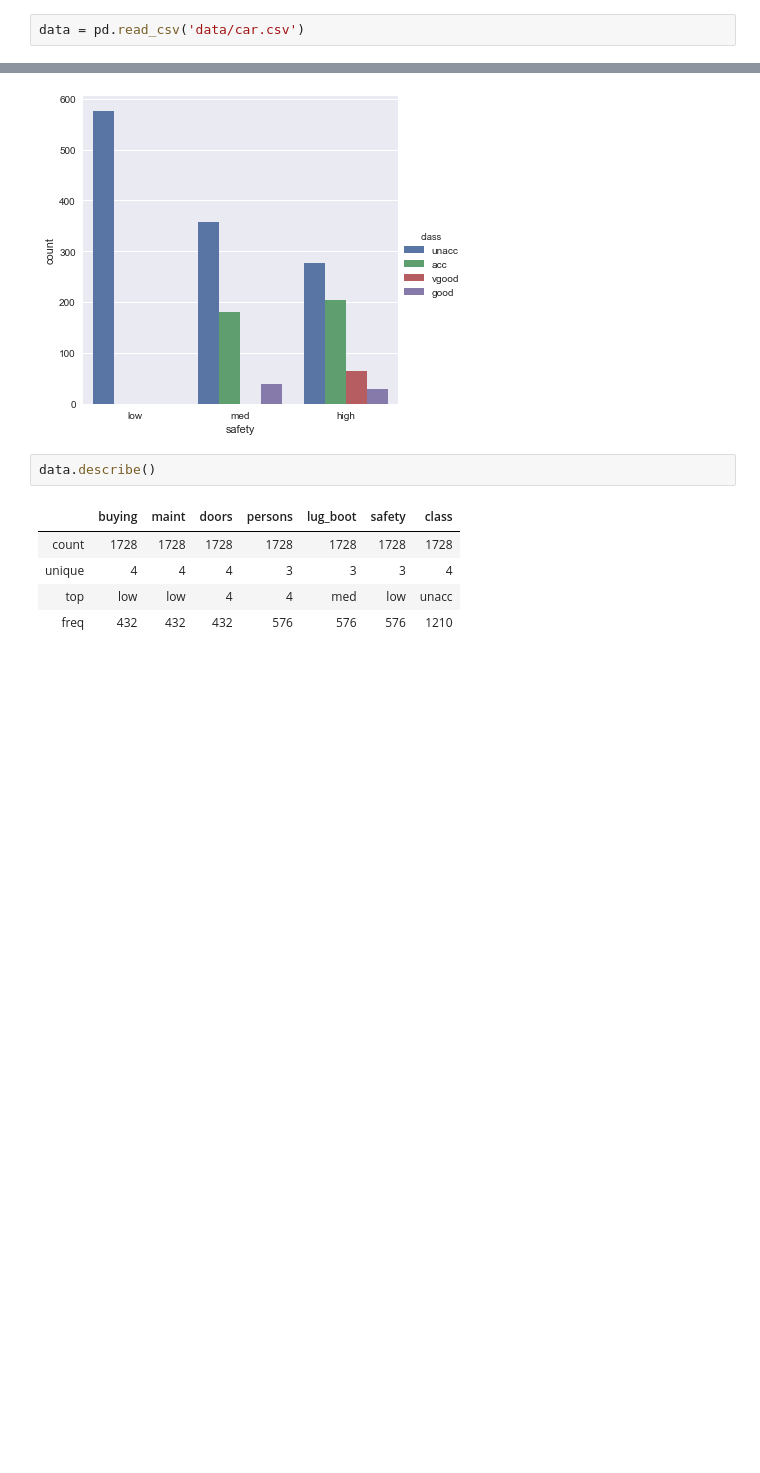
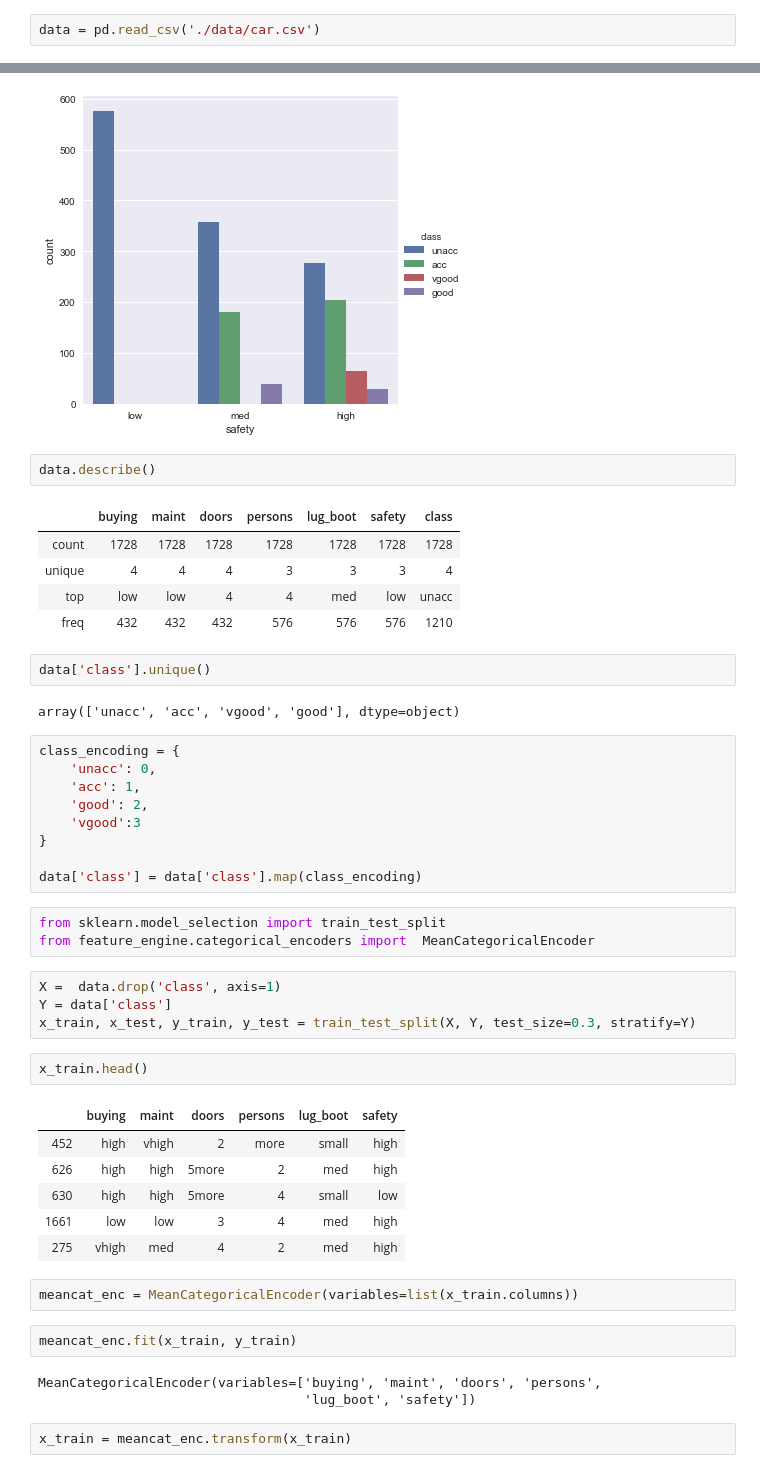
Before and after one commit to hamzabell/Car-Evaluation, a Jupyter notebook: car evaluation.ipynb, the cells around one changed output, grey strips where cells are left out. Drawn from its saved outputs; the diff is of its cells as text; blank space fills up the shorter version.

```diff
--- a/car evaluation.ipynb
+++ b/car evaluation.ipynb
@@ -7,5 +9,5 @@ import seaborn as sns
 # %%
-data = pd.read_csv('data/car.csv')
+data = pd.read_csv('./data/car.csv')
 # %%
 data.head()
 # %% [output]
@@ -82,3 +84,41 @@ data.describe()
 | unique | 4 | 4 | 4 | 3 | 3 | 3 | 4 |
 | top | low | low | 4 | 4 | med | low | unacc |
 | freq | 432 | 432 | 432 | 576 | 576 | 576 | 1210 |
+# %%
+data['class'].unique()
+# %% [output]
+array(['unacc', 'acc', 'vgood', 'good'], dtype=object)
+# %%
+class_encoding = {
+    'unacc': 0,
+    'acc': 1,
+    'good': 2,
+    'vgood':3
+}
+
+data['class'] = data['class'].map(class_encoding)
+# %%
+from sklearn.model_selection import train_test_split
+from feature_engine.categorical_encoders import  MeanCategoricalEncoder
+# %%
+X =  data.drop('class', axis=1)
+Y = data['class']
+x_train, x_test, y_train, y_test = train_test_split(X, Y, test_size=0.3, stratify=Y)
+# %%
+x_train.head()
+# %% [output]
+|  | buying | maint | doors | persons | lug_boot | safety |
+| 452 | high | vhigh | 2 | more | small | high |
+| 626 | high | high | 5more | 2 | med | high |
+| 630 | high | high | 5more | 4 | small | low |
+| 1661 | low | low | 3 | 4 | med | high |
+| 275 | vhigh | med | 4 | 2 | med | high |
+# %%
+meancat_enc = MeanCategoricalEncoder(variables=list(x_train.columns))
+# %%
+meancat_enc.fit(x_train, y_train)
+# %% [output]
+MeanCategoricalEncoder(variables=['buying', 'maint', 'doors', 'persons',
+                                  'lug_boot', 'safety'])
+# %%
+x_train = meancat_enc.transform(x_train)
```
Also changed, not shown: parts of 16 cells of this notebook, 1 other file.
